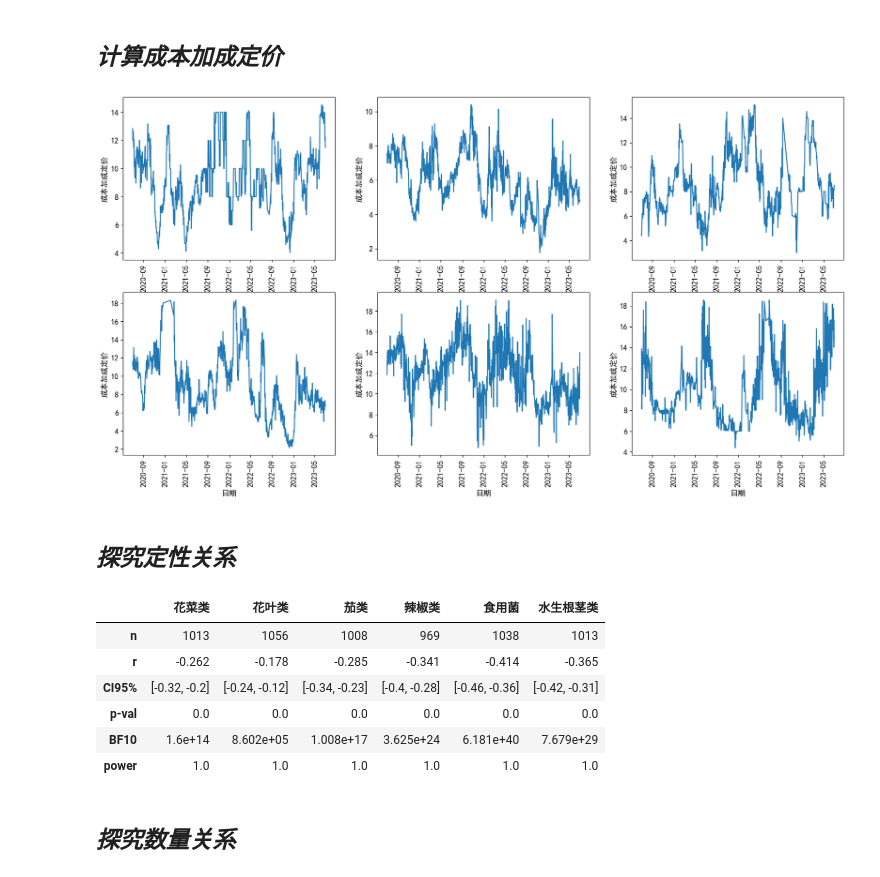
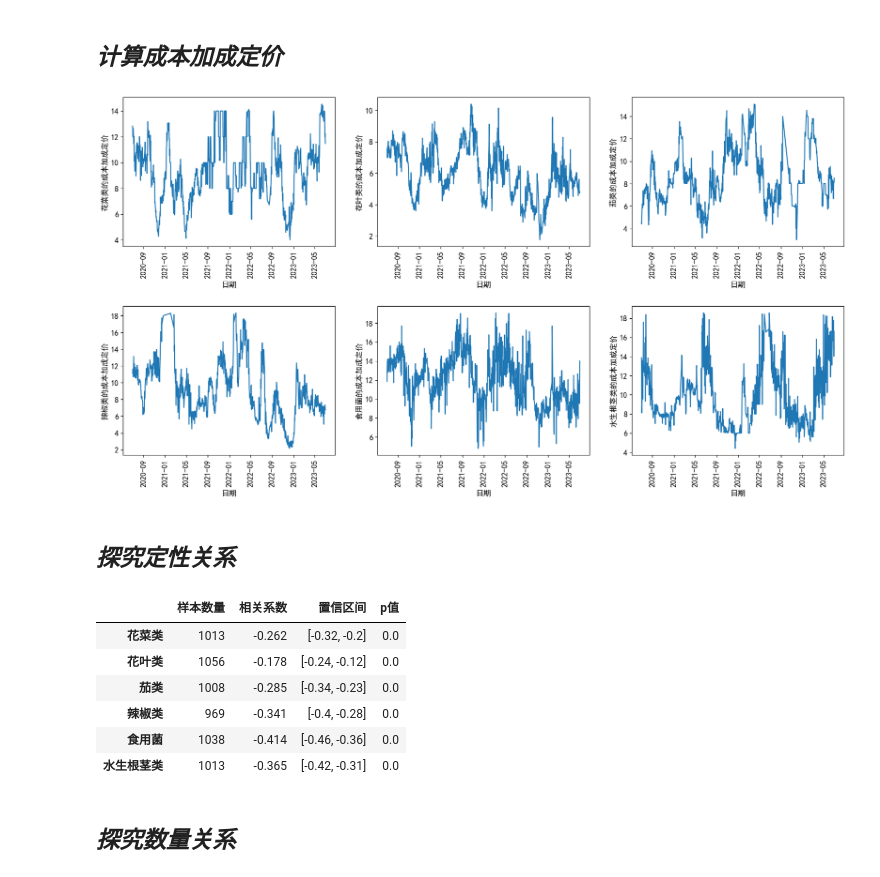
Before and after one commit to XingA02/CUMCM-2023C, a Jupyter notebook: 2_1_销量-成本加成定价.ipynb, the cells around one changed output. Drawn from its saved outputs; the diff is of its cells as text; code cells hidden in the pictures.

```diff
--- a/2_1_销量-成本加成定价.ipynb
+++ b/2_1_销量-成本加成定价.ipynb
@@ -109,23 +109,26 @@ df_5.to_csv("中间数据集\\按品类的日粒度时序数据集\\食用菌.cs
 df_6 = get_fee(df6)
 df_6.to_csv("中间数据集\\按品类的日粒度时序数据集\\水生根茎类.csv")
 # %%
+names = ['花菜类', '花叶类', '茄类', '辣椒类', '食用菌', '水生根茎类']
+
 fig, ax = plt.subplots(2, 3, figsize=(20, 10))
+fig.subplots_adjust(hspace=0.4)               # 同一列元素AX之间距离
 
 ax[0][0].plot(df_1.index, df_1['成本加成定价'])
 ax[0][1].plot(df_2.index, df_2['成本加成定价'])
 ax[0][2].plot(df_3.index, df_3['成本加成定价'])
 ax[1][0].plot(df_4.index, df_4['成本加成定价'])
 ax[1][1].plot(df_5.index, df_5['成本加成定价'])
 ax[1][2].plot(df_6.index, df_6['成本加成定价'])
 
 for i in range(2):
     for j in range(3):
         ax[i][j].set_xlabel('日期')
-        ax[i][j].set_ylabel('成本加成定价')
+        ax[i][j].set_ylabel(names[i * 3 + j] + '的成本加成定价')
         # 旋转90度
         ax[i][j].tick_params(axis='x', rotation=90)
 # %% [output]
-[figure, old version]
+[figure, new version]
 # %% [markdown]
 ## ***探究定性关系***
 # %%
@@ -144,16 +147,18 @@ result_corr = pd.DataFrame({
     '食用菌': corr5.values.flatten(),
     '水生根茎类': corr6.values.flatten()
 }, index=corr1.columns
-)
+).T
+result_corr = result_corr.drop(['BF10', 'power'], axis=1)
+result_corr.columns = ['样本数量', '相关系数', '置信区间', 'p值']
 result_corr
 # %% [output]
-|  | 花菜类 | 花叶类 | 茄类 | 辣椒类 | 食用菌 | 水生根茎类 |
-| n | 1013 | 1056 | 1008 | 969 | 1038 | 1013 |
-| r | -0.262 | -0.178 | -0.285 | -0.341 | -0.414 | -0.365 |
-| CI95% | [-0.32, -0.2] | [-0.24, -0.12] | [-0.34, -0.23] | [-0.4, -0.28] | [-0.46, -0.36] | [-0.42, -0.31] |
-| p-val | 0.0 | 0.0 | 0.0 | 0.0 | 0.0 | 0.0 |
-| BF10 | 1.6e+14 | 8.602e+05 | 1.008e+17 | 3.625e+24 | 6.181e+40 | 7.679e+29 |
-| power | 1.0 | 1.0 | 1.0 | 1.0 | 1.0 | 1.0 |
+|  | 样本数量 | 相关系数 | 置信区间 | p值 |
+| 花菜类 | 1013 | -0.262 | [-0.32, -0.2] | 0.0 |
+| 花叶类 | 1056 | -0.178 | [-0.24, -0.12] | 0.0 |
+| 茄类 | 1008 | -0.285 | [-0.34, -0.23] | 0.0 |
+| 辣椒类 | 969 | -0.341 | [-0.4, -0.28] | 0.0 |
+| 食用菌 | 1038 | -0.414 | [-0.46, -0.36] | 0.0 |
+| 水生根茎类 | 1013 | -0.365 | [-0.42, -0.31] | 0.0 |
 # %%
 result_corr.to_excel("结果\\2_1_销量-成本加成定价的定性关系.xlsx")
 # %% [markdown]
```
Also changed, not shown: parts of 1 cell of this notebook, 21 other files.
